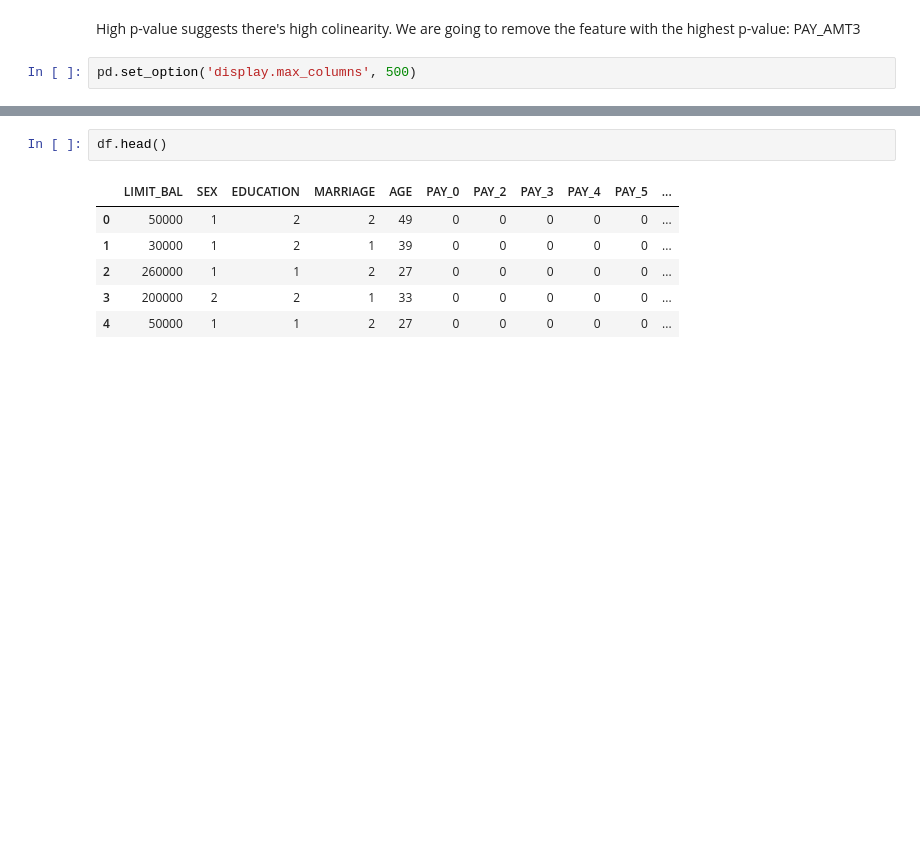
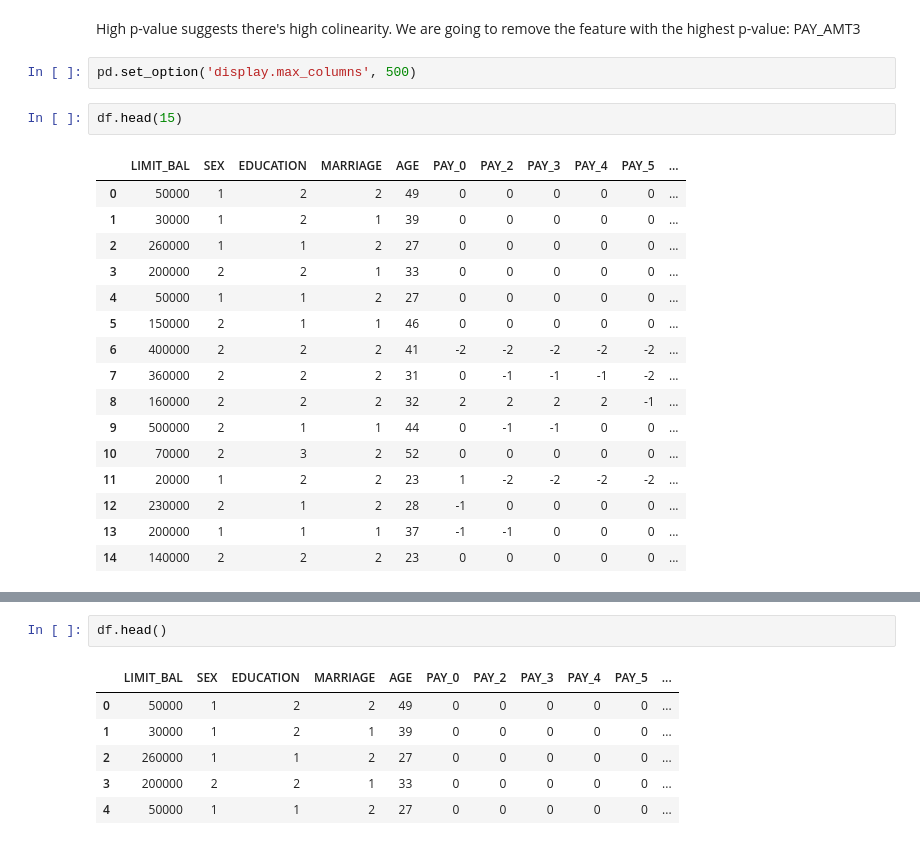
Before and after one commit to lnhdn/Mod_4_final, a Jupyter notebook: Mod 4 project 2.ipynb, the cells around one changed output, grey strips where cells are left out. Drawn from its saved outputs; the diff is of its cells as text; blank space fills up the shorter version.

```diff
--- a/Mod 4 project 2.ipynb
+++ b/Mod 4 project 2.ipynb
@@ -171,3 +169,22 @@ sns.heatmap(df.corr().abs()>0.95)
 High p-value suggests there's high colinearity. We are going to remove the feature with the highest p-value: PAY_AMT3
 # %%
 pd.set_option('display.max_columns', 500)
+# %%
+df.head(15)
+# %% [output]
+|  | LIMIT_BAL | SEX | EDUCATION | MARRIAGE | AGE | PAY_0 | PAY_2 | PAY_3 | PAY_4 | PAY_5 | ... |
+| 0 | 50000 | 1 | 2 | 2 | 49 | 0 | 0 | 0 | 0 | 0 | ... |
+| 1 | 30000 | 1 | 2 | 1 | 39 | 0 | 0 | 0 | 0 | 0 | ... |
+| 2 | 260000 | 1 | 1 | 2 | 27 | 0 | 0 | 0 | 0 | 0 | ... |
+| 3 | 200000 | 2 | 2 | 1 | 33 | 0 | 0 | 0 | 0 | 0 | ... |
+| 4 | 50000 | 1 | 1 | 2 | 27 | 0 | 0 | 0 | 0 | 0 | ... |
+| 5 | 150000 | 2 | 1 | 1 | 46 | 0 | 0 | 0 | 0 | 0 | ... |
+| 6 | 400000 | 2 | 2 | 2 | 41 | -2 | -2 | -2 | -2 | -2 | ... |
+| 7 | 360000 | 2 | 2 | 2 | 31 | 0 | -1 | -1 | -1 | -2 | ... |
+| 8 | 160000 | 2 | 2 | 2 | 32 | 2 | 2 | 2 | 2 | -1 | ... |
+| 9 | 500000 | 2 | 1 | 1 | 44 | 0 | -1 | -1 | 0 | 0 | ... |
+| 10 | 70000 | 2 | 3 | 2 | 52 | 0 | 0 | 0 | 0 | 0 | ... |
+| 11 | 20000 | 1 | 2 | 2 | 23 | 1 | -2 | -2 | -2 | -2 | ... |
+| 12 | 230000 | 2 | 1 | 2 | 28 | -1 | 0 | 0 | 0 | 0 | ... |
+| 13 | 200000 | 1 | 1 | 1 | 37 | -1 | -1 | 0 | 0 | 0 | ... |
+| 14 | 140000 | 2 | 2 | 2 | 23 | 0 | 0 | 0 | 0 | 0 | ... |
```
Also changed, not shown: parts of 10 cells of this notebook.
